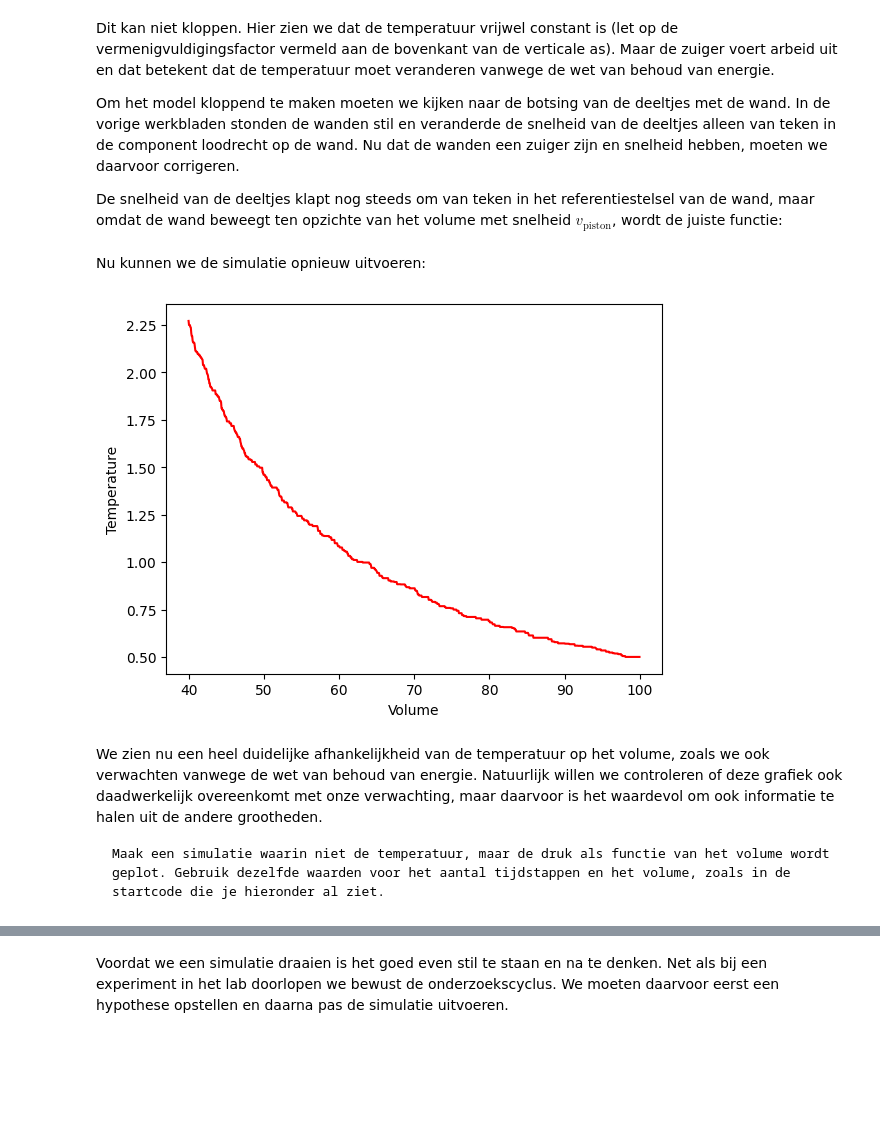
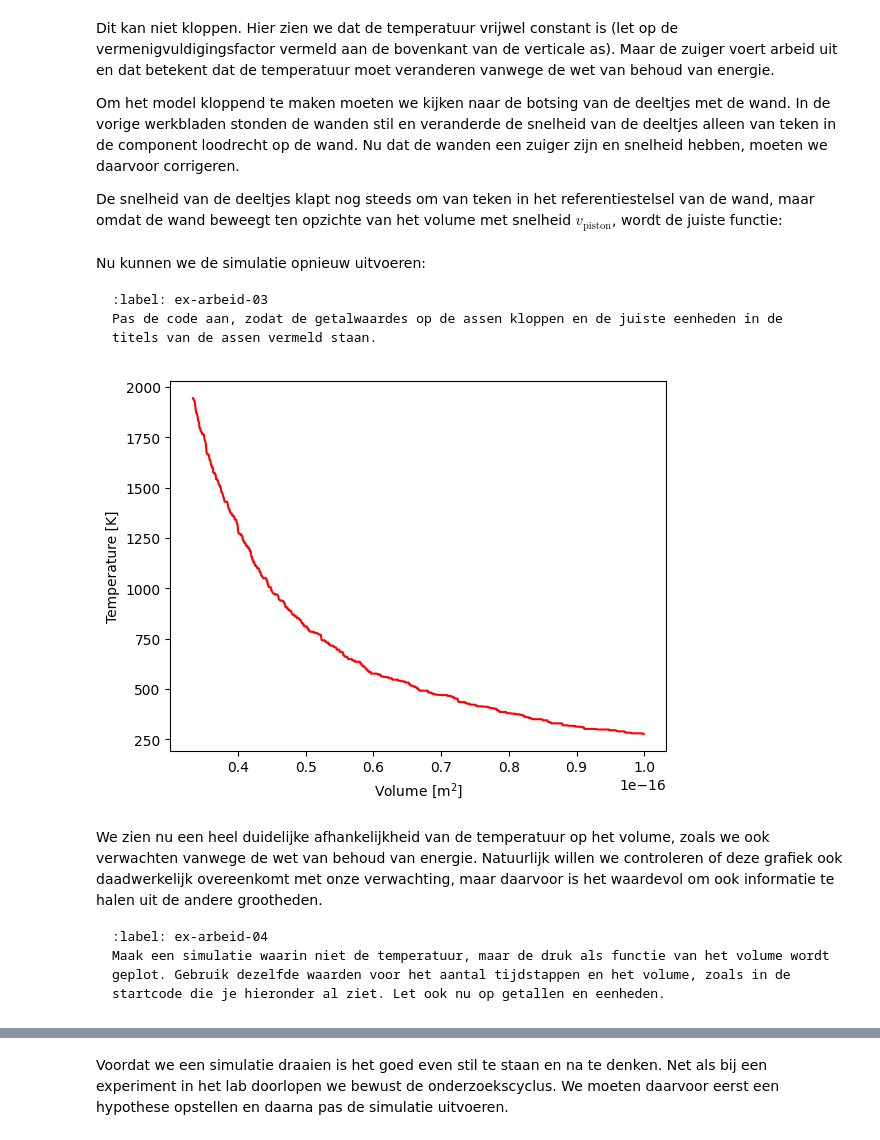
Before and after one commit to Contemporary-Physicslab/PySim, a Jupyter notebook: book/Q2/arbeid.ipynb, the cells around one changed output, grey strips where cells are left out. Saved outputs shown, nothing was run; the diff lists cells and outputs as text; code cells hidden in the pictures; blank space fills up the shorter version.

````diff
--- a/book/Q2/arbeid.ipynb
+++ b/book/Q2/arbeid.ipynb
@@ -168,15 +174,6 @@ def take_time_step(particles):
         p.update_position()
     handle_collisions(particles)
     handle_walls(particles)
-# %%
-# voorbeelduitwerking
-
-def temperature(particles) -> float:
-    temp = 0.0
-    for p in particles:
-        temp += p.kin_energy
-    temp = temp / len(particles)
-    return temp
 # %% [markdown]
 ## Implementeren (symmetrische) zuiger
 # %% [markdown]
@@ -196,7 +193,7 @@ plt.ylim(-BOX_SIZE_0/2, BOX_SIZE_0/2)
 
 for p in particles:
     plt.plot(p.r[0], p.r[1], 'k.', ms=25)
-    plt.arrow(p.r[0], p.r[1], p.v[0], p.v[1],
-              head_width=0.05, head_length=0.1, color='red')
+    plt.arrow(p.r[0], p.r[1], p.v[0]*DT*30, p.v[1]*DT*30, width=.2*RADIUS,
+              head_width=RADIUS, head_length=RADIUS, color='red')
 plt.show()
 # %% [output]
@@ -217,22 +214,24 @@ Hiermee draaien we een kleine simulatie over 1000 tijdstappen die kijkt naar de
 # %%
+# we kiezen het aantal datapunten zodat het volume tot 1/3e reduceert
+num_steps = round(2/3 * BOX_SIZE_0 / (2 * -V_PISTON_0 * DT))
+
 particles = []
-volumes = np.zeros(1000, dtype=float)
-temperatures = np.zeros(1000, dtype=float)
-# times = np.linspace(1, 100, 100)
+volumes = np.zeros(num_steps, dtype=float)
+temperatures = np.zeros(num_steps, dtype=float)
 
 box_length = BOX_SIZE_0         # zetten zuiger terug
 v_piston = V_PISTON_0
 create_particles(particles)     # resetten deeltjes
-for i in range(1000):
+for i in range(num_steps):
     take_time_step(particles)
     volumes[i] = box_length * box_height
     temperatures[i] = temperature(particles)
 
 plt.figure()
-plt.xlabel('Volume [nm$^2$]')
-plt.ylabel('Temperature [K]')
+plt.xlabel('Volume')
+plt.ylabel('Temperature')
 
-temperatures = np.asarray(temperatures) * 30 * 1.7E-27 * (1E-9 / 2.5E-12)**2 / 1.38E-23
+temperatures = np.asarray(temperatures)
 
 plt.plot(volumes, temperatures, '-r')
 
@@ -257,36 +256,51 @@ def left_right_collision(particle: ParticleClass):
         impulse_outward += 2 * particle.m * abs(relative_velocity) # stoot gevoeld door zuiger
 # %% [markdown]
 Nu kunnen we de simulatie opnieuw uitvoeren:
+
+
+```{exercise} Getallen en eenheden
+:label: ex-arbeid-03
+Pas de code aan, zodat de getalwaardes op de assen kloppen en de juiste eenheden in de titels van de assen vermeld staan.
+```
 # %%
+num_steps = round(2/3 * BOX_SIZE_0 / (2 * -V_PISTON_0 * DT))
+
 particles = []
-volumes = np.zeros(1000, dtype=float)
-temperatures = np.zeros(1000, dtype=float)
-# times = np.linspace(1, 100, 100)
+volumes = np.zeros(num_steps, dtype=float)
+temperatures = np.zeros(num_steps, dtype=float)
 
 box_length = BOX_SIZE_0         # zetten zuiger terug
 v_piston = V_PISTON_0
 create_particles(particles)     # resetten deeltjes
-for i in range(1000):
+for i in range(num_steps):
     take_time_step(particles)
     volumes[i] = box_length * box_height
     temperatures[i] = temperature(particles)
 
 plt.figure()
 plt.xlabel('Volume')
 plt.ylabel('Temperature')
 
 temperatures = np.asarray(temperatures)
 
+### begin-solution
+plt.xlabel('Volume [m$^{2}$]')
+plt.ylabel('Temperature [K]')
+# volume correct in nm^2
+# temperatures in K
+### end-solution
+
 plt.plot(volumes, temperatures, '-r')
 
 plt.show()
 # %% [output]
-[figure, old version]
+[figure, new version]
 # %% [markdown]
 We zien nu een heel duidelijke afhankelijkheid van de temperatuur op het volume, zoals we ook verwachten vanwege de wet van behoud van energie. Natuurlijk willen we controleren of deze grafiek ook daadwerkelijk overeenkomt met onze verwachting, maar daarvoor is het waardevol om ook informatie te halen uit de andere grootheden.
 
-```{exercise}
-Maak een simulatie waarin niet de temperatuur, maar de druk als functie van het volume wordt geplot. Gebruik dezelfde waarden voor het aantal tijdstappen en het volume, zoals in de startcode die je hieronder al ziet.
+```{exercise} Druksimulatie
+:label: ex-arbeid-04
+Maak een simulatie waarin niet de temperatuur, maar de druk als functie van het volume wordt geplot. Gebruik dezelfde waarden voor het aantal tijdstappen en het volume, zoals in de startcode die je hieronder al ziet. Let ook nu op getallen en eenheden.
 ```
 # %%
 # breid deze code uit met jouw antwoord
````
Also changed, not shown: parts of 35 cells of this notebook.
